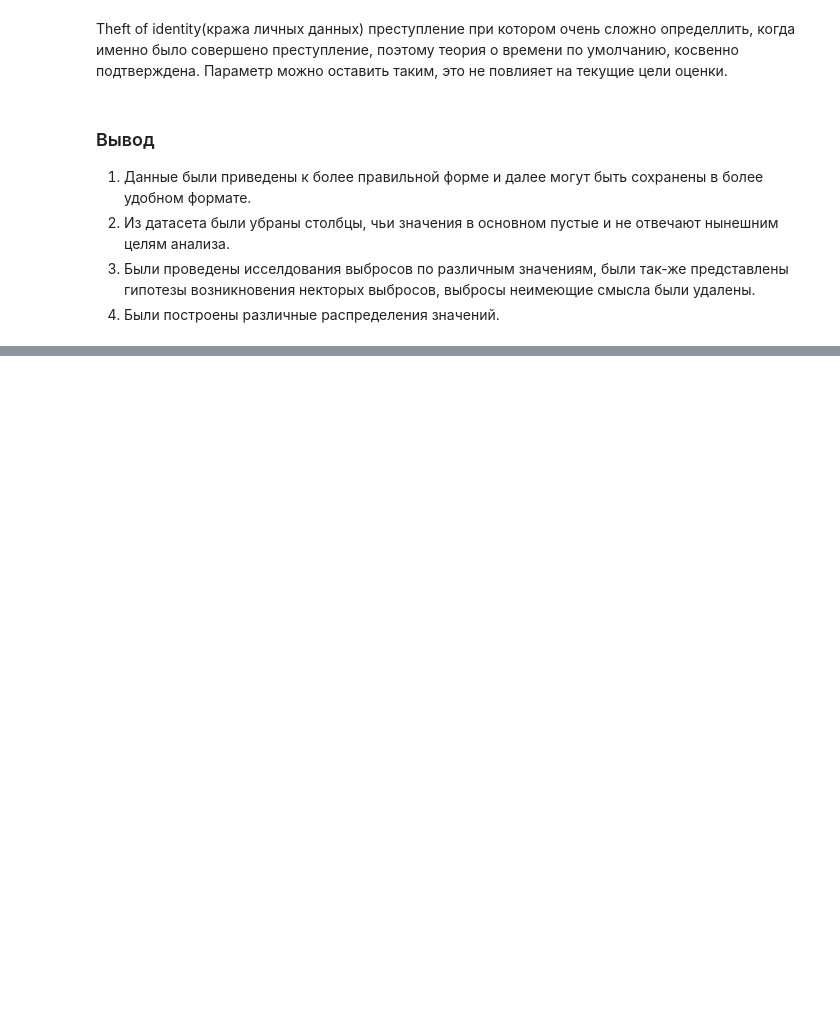
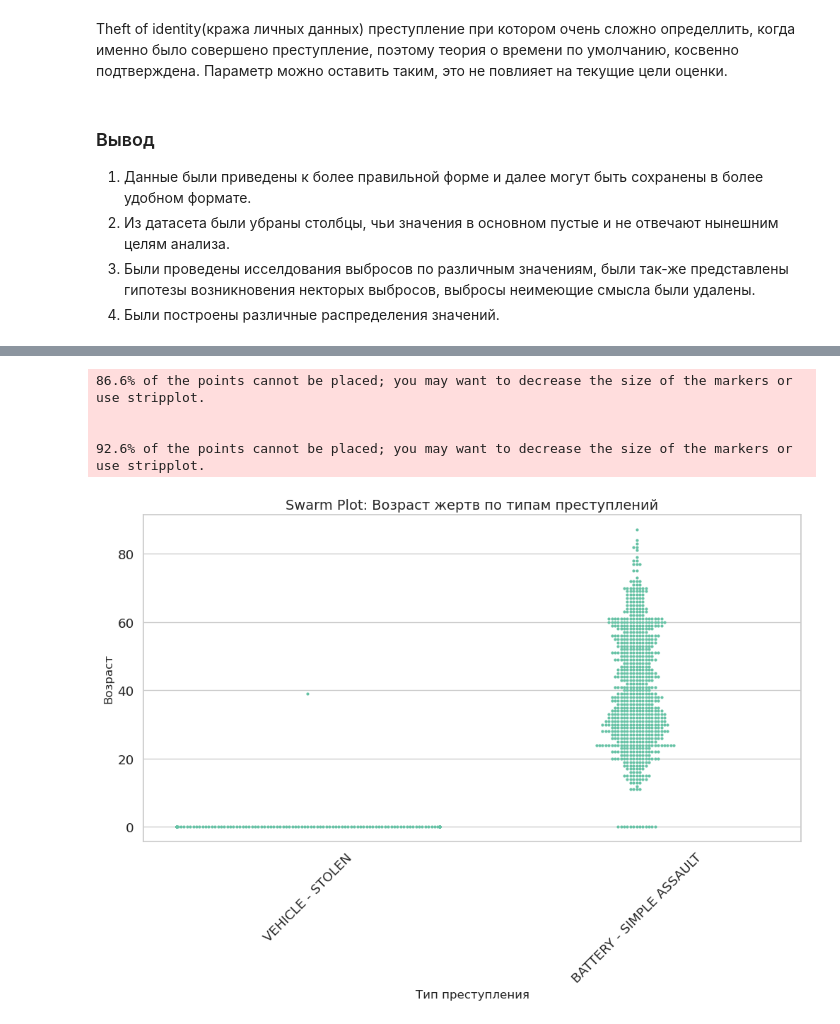
Before and after one commit to LegStahl/data_engineering_proj, a Jupyter notebook: notebooks/EDA_of_data.ipynb, the cells around one changed output, grey strips where cells are left out. Drawn from its saved outputs; the diff is of its cells as text; code cells hidden in the pictures; blank space fills up the shorter version.

```diff
--- a/notebooks/EDA_of_data.ipynb
+++ b/notebooks/EDA_of_data.ipynb
@@ -590,0 +637,18 @@ Theft of identity(кража личных данных) преступление
+# %%
+df_red = df.sample(frac=0.01)
+top_crimes = df_red['Crm_Cd_Desc'].value_counts().head(2).index
+df_top_crimes = df_red[df_red['Crm_Cd_Desc'].isin(top_crimes)]
+
+plt.figure(figsize=(12, 6))
+sns.swarmplot(data=df_top_crimes, x='Crm_Cd_Desc', y='Vict_Age', size=3)
+plt.title("Swarm Plot: Возраст жертв по типам преступлений")
+plt.xlabel("Тип преступления")
+plt.ylabel("Возраст")
+plt.xticks(rotation=45)
+plt.show()
+# %% [output]
+86.6% of the points cannot be placed; you may want to decrease the size of the markers or use stripplot.
+
+
+92.6% of the points cannot be placed; you may want to decrease the size of the markers or use stripplot.
+[figure, added]
```
Also changed, not shown: parts of 17 cells of this notebook.
